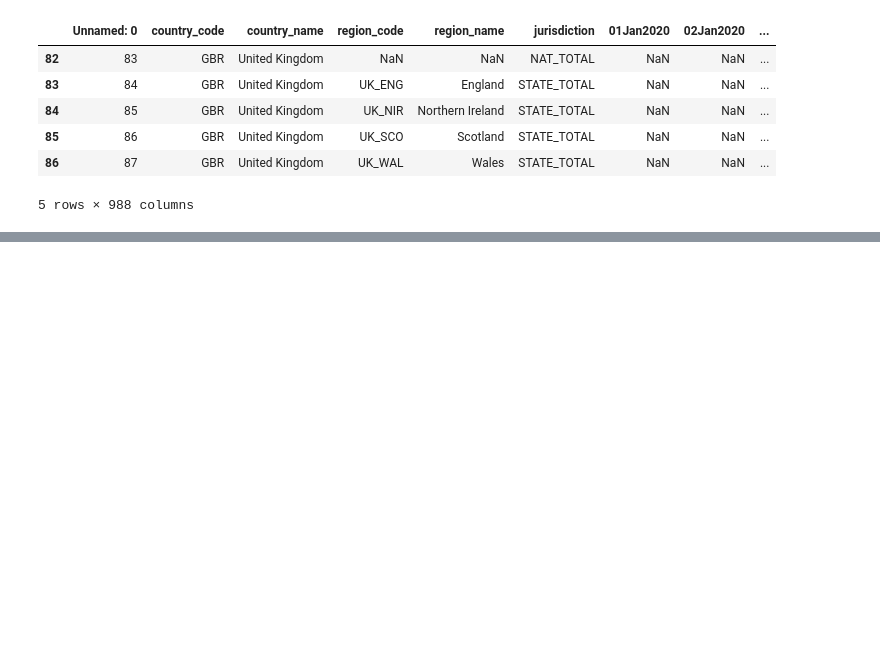
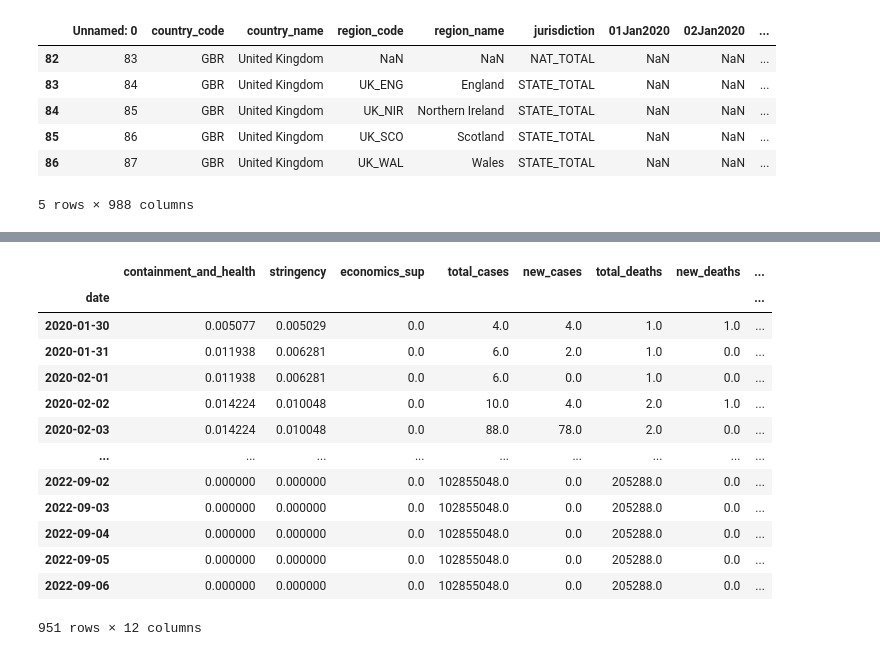
Before and after one commit to tekadata/covid_time_series_prediction, a Jupyter notebook: notebooks/Data_ready_for_all_countries_sumedha.ipynb, the cells around one changed output, grey strips where cells are left out. Cells and saved outputs as stored; diff of their text form; code cells hidden in the pictures; blank space fills up the shorter version.

```diff
--- a/notebooks/Data_ready_for_all_countries_sumedha.ipynb
+++ b/notebooks/Data_ready_for_all_countries_sumedha.ipynb
@@ -201,12 +228,18 @@ def country_output(country):
     country_index.index.name='date'
     country_index['new_cases'].loc[country_index['new_cases'] < 0] = 0
     country_index['new_deaths'].loc[country_index['new_deaths'] < 0] = 0
+    country_index['gov_response'] = (country_index['gov_response'] / country_index['gov_response'].sum()) * 100
+    country_index['containment_and_health'] = (country_index['containment_and_health'] / country_index['containment_and_health'].sum()) * 100
+    country_index['stringency'] = (country_index['stringency'] / country_index['stringency'].sum()) * 100
+    country_index['economics_sup'] = (country_index['economics_sup'] / country_index['economics_sup'].sum()) * 100
+    country_index['economics_sup'] = (country_index['economics_sup'] / country_index['stringency'].sum()) * 100
+
 
 
 
     #vaccination
     country_vaccination=df_vaccination[df_vaccination['iso_code']==country]
-    country_vaccination=country_vaccination[['people_vaccinated_per_hundred', 'people_fully_vaccinated_per_hundred', 'total_boosters_per_hundred']]
+    country_vaccination=country_vaccination[['total_vaccinations', 'people_vaccinated','people_fully_vaccinated', 'total_boosters']]
 
     #indicator
     df_c2_usa=df_c2[country]
@@ -320,3 +310,20 @@ country_indicator_United_Kingdom=country_output('GBR')[1]
+# %%
+country_index_United_Kingdom
+# %% [output]
+|  | containment_and_health | stringency | economics_sup | total_cases | new_cases | total_deaths | new_deaths | ... |
+| date |  |  |  |  |  |  |  | ... |
+| 2020-01-30 | 0.005077 | 0.005029 | 0.0 | 4.0 | 4.0 | 1.0 | 1.0 | ... |
+| 2020-01-31 | 0.011938 | 0.006281 | 0.0 | 6.0 | 2.0 | 1.0 | 0.0 | ... |
+| 2020-02-01 | 0.011938 | 0.006281 | 0.0 | 6.0 | 0.0 | 1.0 | 0.0 | ... |
+| 2020-02-02 | 0.014224 | 0.010048 | 0.0 | 10.0 | 4.0 | 2.0 | 1.0 | ... |
+| 2020-02-03 | 0.014224 | 0.010048 | 0.0 | 88.0 | 78.0 | 2.0 | 0.0 | ... |
+| ... | ... | ... | ... | ... | ... | ... | ... | ... |
+| 2022-09-02 | 0.000000 | 0.000000 | 0.0 | 102855048.0 | 0.0 | 205288.0 | 0.0 | ... |
+| 2022-09-03 | 0.000000 | 0.000000 | 0.0 | 102855048.0 | 0.0 | 205288.0 | 0.0 | ... |
+| 2022-09-04 | 0.000000 | 0.000000 | 0.0 | 102855048.0 | 0.0 | 205288.0 | 0.0 | ... |
+| 2022-09-05 | 0.000000 | 0.000000 | 0.0 | 102855048.0 | 0.0 | 205288.0 | 0.0 | ... |
+| 2022-09-06 | 0.000000 | 0.000000 | 0.0 | 102855048.0 | 0.0 | 205288.0 | 0.0 | ... |
+951 rows × 12 columns
 # %%
 
 country_index_United_Kingdom.to_csv('../raw_data/out_csv/index_UK.csv')
```
Also changed, not shown: parts of 8 cells of this notebook, 5 other files.
